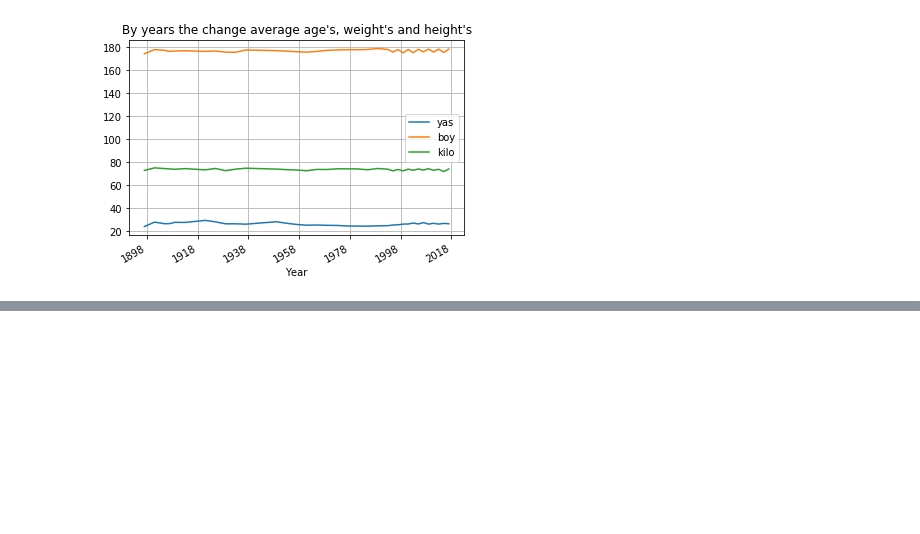
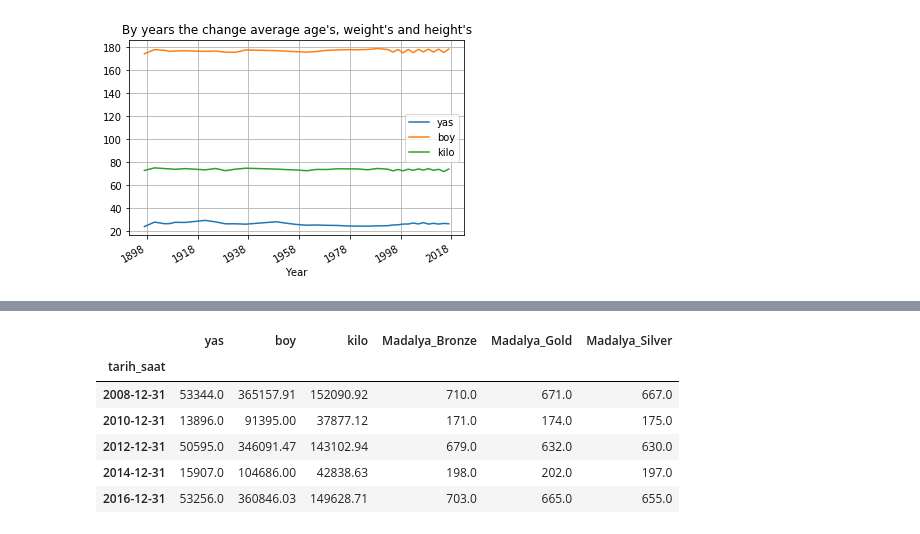
Before and after one commit to muratgoktas/DataScienceWithPython, a Jupyter notebook: OlimpiyatlarVeriSeti.ipynb, the cells around one changed output, grey strips where cells are left out. Saved outputs shown, nothing was run; the diff lists cells and outputs as text; code cells hidden in the pictures; blank space fills up the shorter version.

```diff
--- a/OlimpiyatlarVeriSeti.ipynb
+++ b/OlimpiyatlarVeriSeti.ipynb
@@ -716,0 +731,14 @@ plt.show()
+# %%
+periodic_data = data_time.resample("2A").sum()
+periodic_data.head()
+# Lost Datas deleted.
+periodic_data = periodic_data[(~(periodic_data == 0).any(axis = 1))]
+periodic_data.tail()
+# %% [output]
+|  | yas | boy | kilo | Madalya_Bronze | Madalya_Gold | Madalya_Silver |
+| tarih_saat |  |  |  |  |  |  |
+| 2008-12-31 | 53344.0 | 365157.91 | 152090.92 | 710.0 | 671.0 | 667.0 |
+| 2010-12-31 | 13896.0 | 91395.00 | 37877.12 | 171.0 | 174.0 | 175.0 |
+| 2012-12-31 | 50595.0 | 346091.47 | 143102.94 | 679.0 | 632.0 | 630.0 |
+| 2014-12-31 | 15907.0 | 104686.00 | 42838.63 | 198.0 | 202.0 | 197.0 |
+| 2016-12-31 | 53256.0 | 360846.03 | 149628.71 | 703.0 | 665.0 | 655.0 |
```
Also changed, not shown: parts of 4 cells of this notebook.
